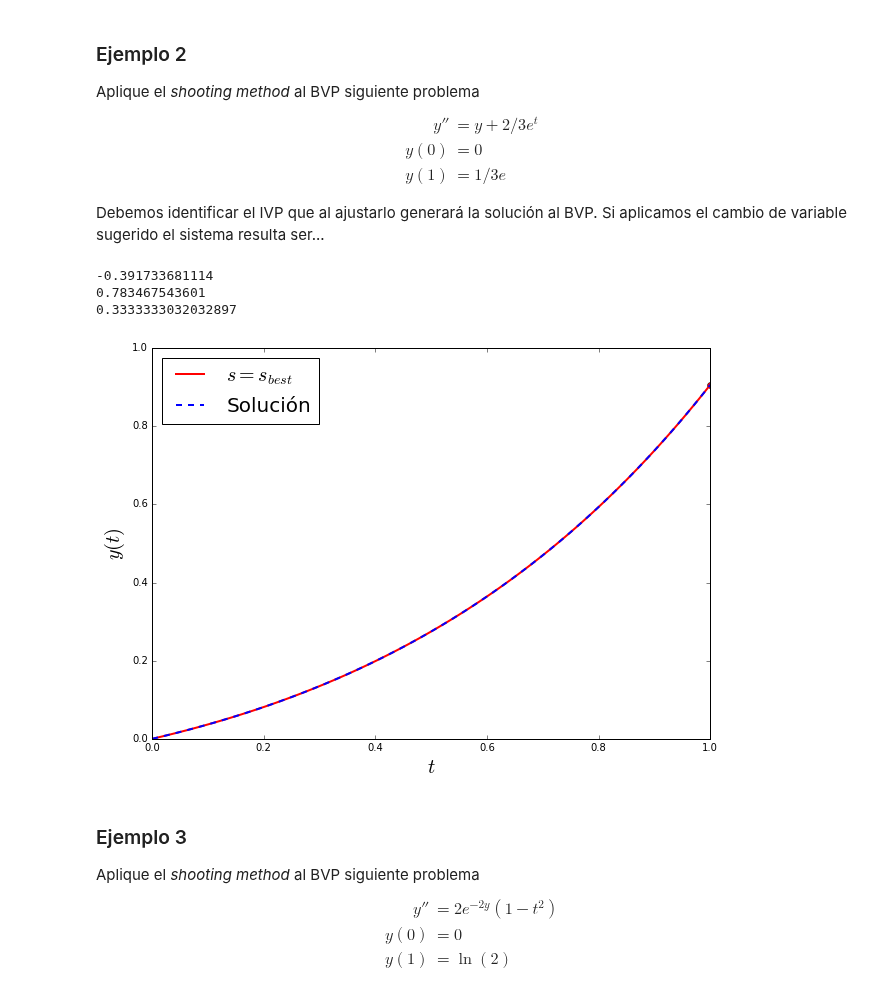
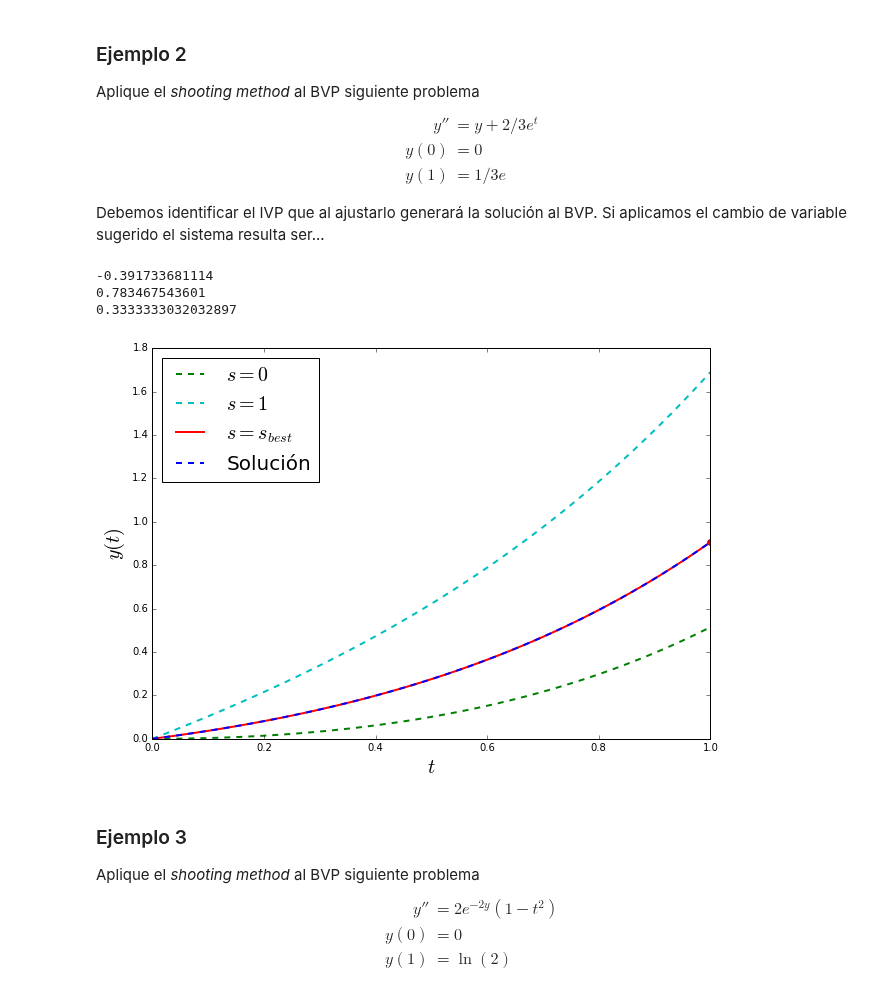
Before and after one commit to asazo/CC2, a Jupyter notebook: bvp.ipynb, the cells around one changed output. Cells and saved outputs as stored; diff of their text form; code cells hidden in the pictures.

Commit message:
added aux lines in plot

```diff
--- a/bvp.ipynb
+++ b/bvp.ipynb
@@ -184,35 +186,42 @@ t = np.linspace(a, b, 101)
 
 def yprime(_y, t):
     y, v = _y
     return [v, y + 2./3.*np.exp(t)]
 
 def F(s):
     y0 = [0, s]
     sol = odeint(yprime, y0, t)
     return sol[:,0][-1] - yb
 
 
 print(F(0))
 print(F(1))
 # Solución
 sbest = bisect(F, 0, 1)
 print(sbest)
+
+
 # Plot de aproximaciones
+y1 = odeint(yprime, [0, 0], t)
+y2 = odeint(yprime, [0, 1], t)
+plt.figure(figsize=(10,7))
+plt.plot(t, y1[:,0],'g--', lw=2.0, label="$s=0$")
+plt.plot(t, y2[:,0],'c--', lw=2.0, label="$s=1$")
+# Plot de resultado
 ybest = odeint(yprime, [0, sbest], t)
-plt.figure(figsize=(10,7))
 plt.plot(1, yb, 'ro')
 plt.plot(t, ybest[:,0],'r-', lw=2.0, label="$s=s_{best}$")
 # Solución Analítica
 plt.plot(t, 1./3.*t*np.exp(t), 'b--', lw=2.0, label="Solución")
 plt.legend(loc='best', fontsize=20)
 plt.xlabel("$t$", fontsize=20)
 plt.ylabel("$y(t)$", fontsize=20)
 plt.show()
 # %% [output]
 -0.391733681114
 0.783467543601
 0.3333333032032897
-[figure, old version]
+[figure, new version]
 # %% [markdown]
 ### Ejemplo 3
 
```
Also changed, not shown: parts of 1 cell of this notebook.
